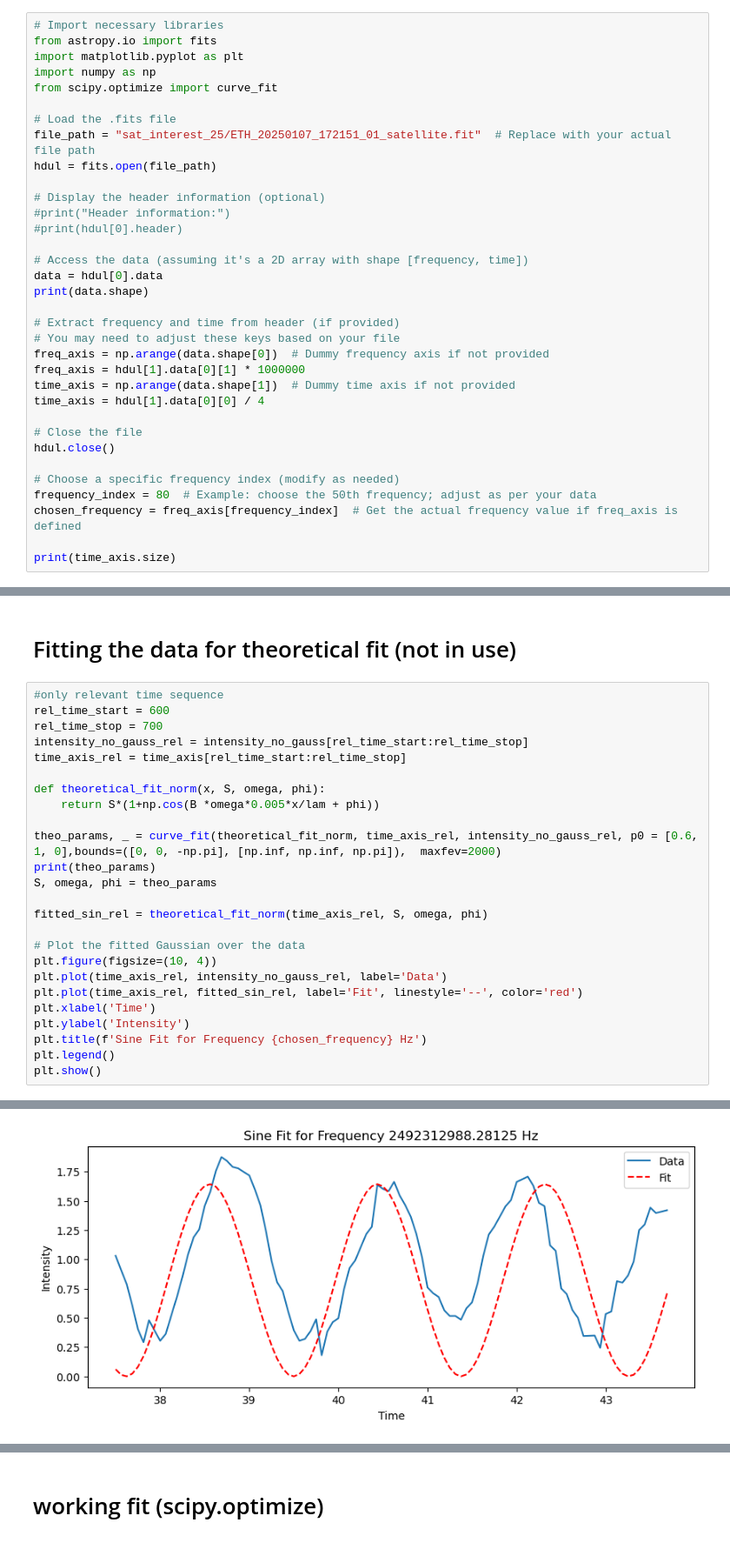
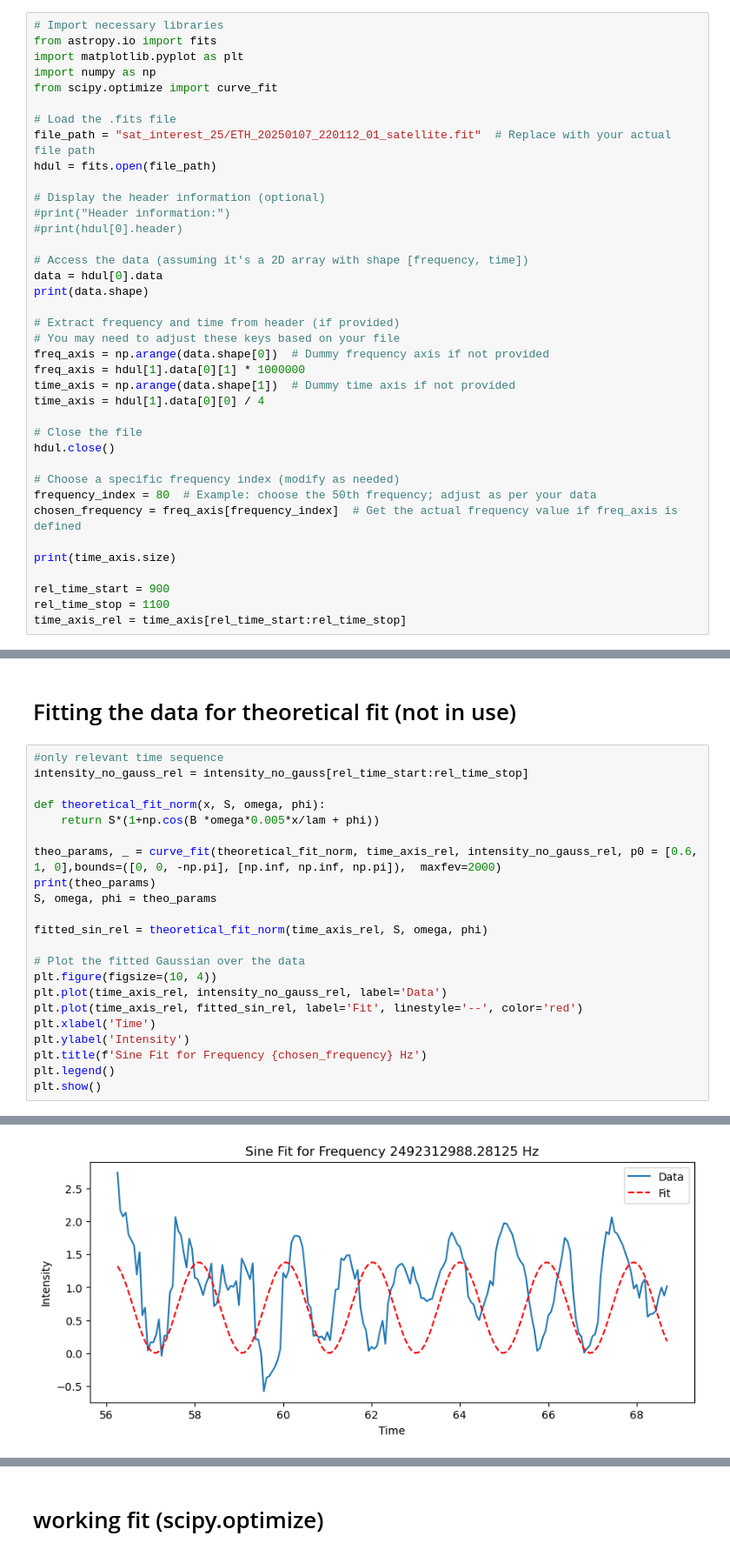
Before and after one commit to muellvin/radio-interferometry, a Jupyter notebook: data_sat.ipynb, the cells around one changed output, grey strips where cells are left out. Shown: that part at 87% size. Cells and saved outputs as stored; diff of their text form.

```diff
--- a/data_sat.ipynb
+++ b/data_sat.ipynb
@@ -6,7 +6,7 @@ import numpy as np
 from scipy.optimize import curve_fit
 
 # Load the .fits file
-file_path = "sat_interest_25/ETH_20250107_172151_01_satellite.fit"  # Replace with your actual file path
+file_path = "sat_interest_25/ETH_20250107_220112_01_satellite.fit"  # Replace with your actual file path
 hdul = fits.open(file_path)
 
 # Display the header information (optional)
@@ -32,6 +32,10 @@ frequency_index = 80  # Example: choose the 50th frequency; adjust as per your d
 chosen_frequency = freq_axis[frequency_index]  # Get the actual frequency value if freq_axis is defined
 
 print(time_axis.size)
+
+rel_time_start = 900
+rel_time_stop = 1100
+time_axis_rel = time_axis[rel_time_start:rel_time_stop]
 # %% [output]
 (200, 3600)
 3600
@@ -128,10 +132,7 @@ plt.show()
 # Fitting the data for theoretical fit (not in use)
 # %%
 #only relevant time sequence
-rel_time_start = 600
-rel_time_stop = 700
 intensity_no_gauss_rel = intensity_no_gauss[rel_time_start:rel_time_stop]
-time_axis_rel = time_axis[rel_time_start:rel_time_stop]
 
 def theoretical_fit_norm(x, S, omega, phi):
     return S*(1+np.cos(B *omega*0.005*x/lam + phi))
@@ -156,4 +157,4 @@ plt.show()
-[figure, old version]
+[figure, new version]
 # %%
 
 # Initial guesses for parameters: S, omega, phi
```
Also changed, not shown: parts of 6 cells of this notebook, 8 other files.
